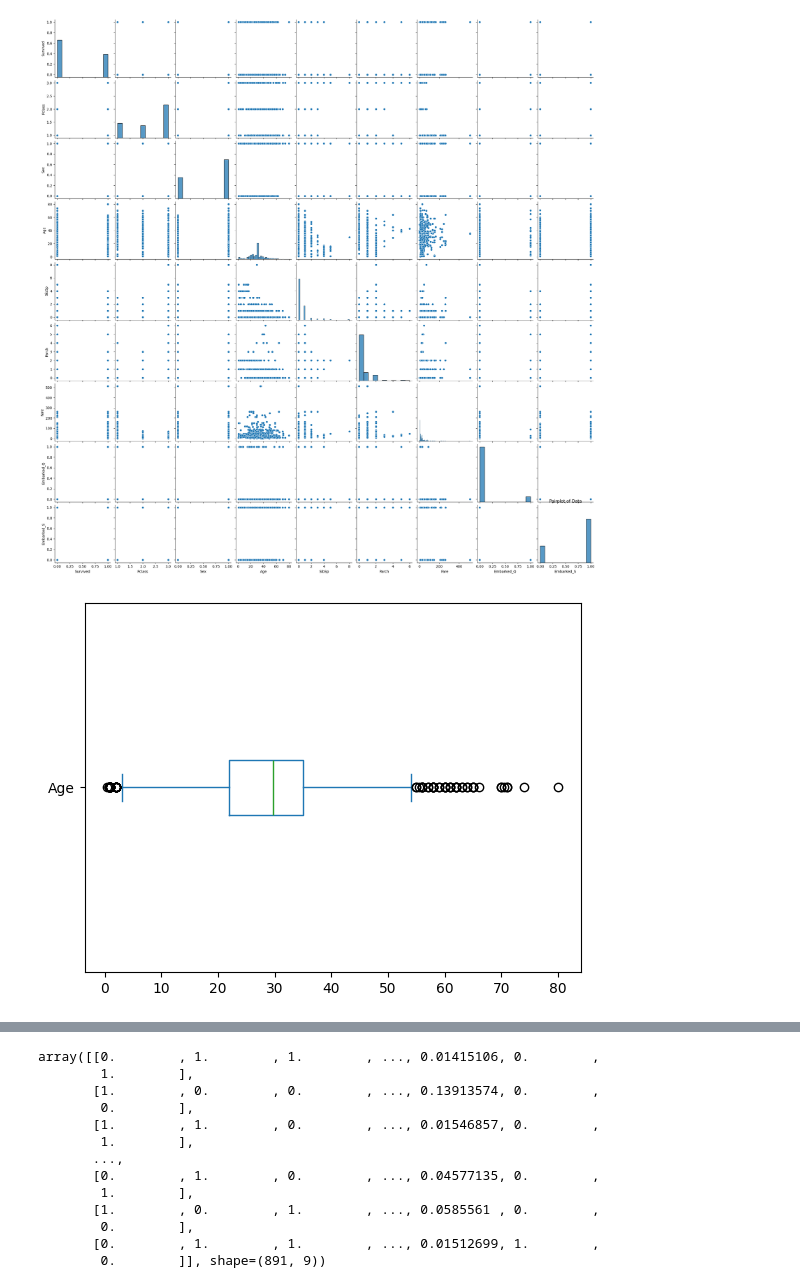
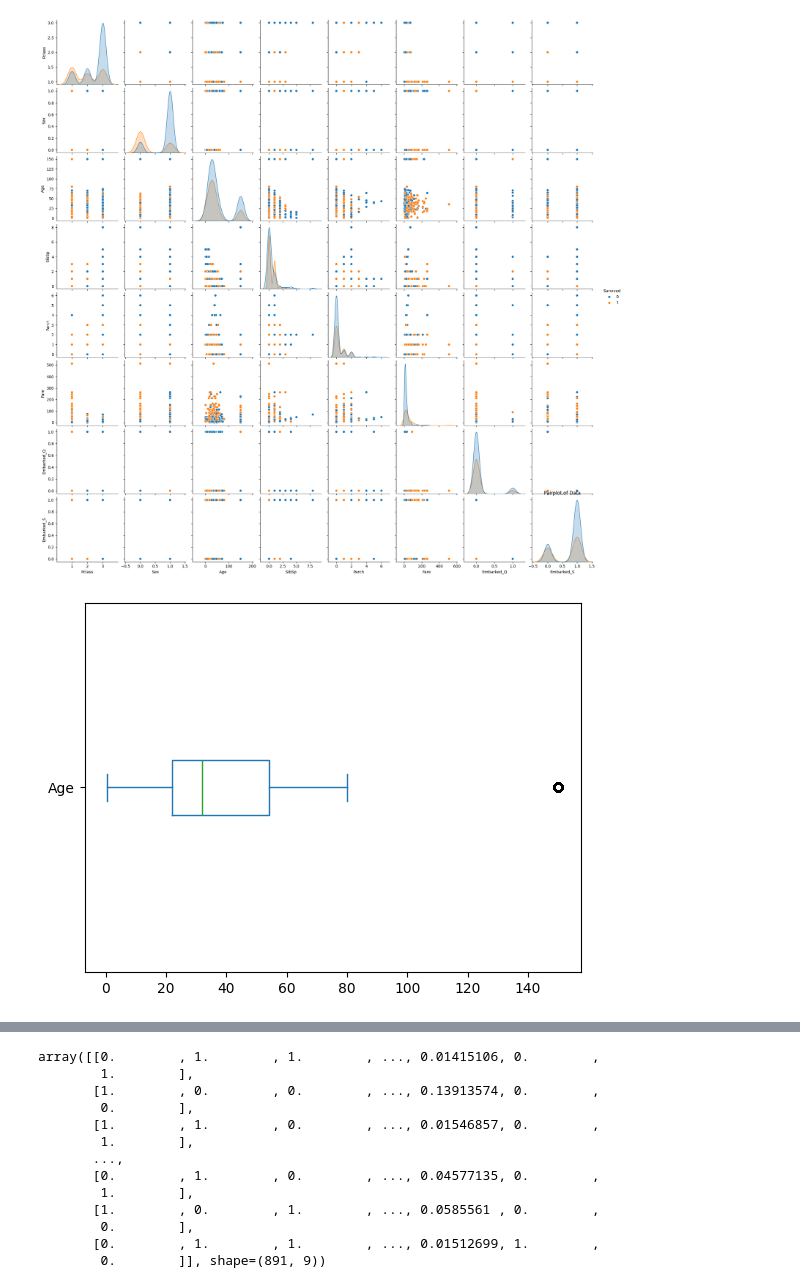
Before and after one commit to TaniaAsh/IgniteML, a Jupyter notebook: shwetka/project_2_titanic.ipynb, the cells around one changed output, grey strips where cells are left out. Drawn from its saved outputs; the diff is of its cells as text; code cells hidden in the pictures.

```diff
--- a/shwetka/project_2_titanic.ipynb
+++ b/shwetka/project_2_titanic.ipynb
@@ -46,9 +57,13 @@ memory usage: 83.7+ KB
 # %%
 # Drop unnecessary columns
 final_data = df.drop(columns=['PassengerId', 'Name', 'Ticket', 'Cabin'], errors='ignore')
+if 'Age' in final_data.columns:
+    final_data['Age'] = final_data['Age'].fillna(150) #Try to fill with unusial value
 
+#final_data = final_data.dropna(subset=['Age']) #!!!!! NEW BE CAREFUL!!!
 # Fill missing values
-if 'Age' in final_data.columns:
-    final_data['Age'] = final_data['Age'].fillna(final_data['Age'].mean())
+#if 'Age' in final_data.columns:
+ #   final_data['Age'] = final_data['Age'].fillna(final_data['Age'].mean())
 if 'Embarked' in final_data.columns:
     final_data['Embarked'] = final_data['Embarked'].fillna(final_data['Embarked'].mode()[0])
+final_data
@@ -93,10 +122,14 @@ memory usage: 50.6 KB
 # %%
+
+final_data = final_data.astype({'Embarked_Q': 'bool'}).replace({True: 1, False: 0})
+
+final_data = final_data.astype({'Embarked_S': 'bool'}).replace({True: 1, False: 0})
 # Define features and target
-features = ['Pclass', 'Age', 'SibSp', 'Parch', 'Fare', 'Sex']
-if 'Embarked_Q' in df.columns:
-    features.append('Embarked_Q')
-if 'Embarked_S' in df.columns:
-    features.append('Embarked_S')
+features = ['Pclass', 'Age', 'SibSp', 'Parch', 'Fare', 'Sex','Embarked_Q','Embarked_Q']
+#if 'Embarked_Q' in df.columns:
+    #features.append('Embarked_Q')
+#if 'Embarked_S' in df.columns:
+    #features.append('Embarked_S')
 target = 'Survived'
 # %%
 #check new data frame
@@ -159,15 +240,15 @@ X = final_data[features]
 y = final_data[target]
 X_train, X_test, y_train, y_test = train_test_split(X, y, test_size=0.2, random_state=42)
 # %%
-sns.pairplot(final_data)
+sns.pairplot(data=final_data, hue="Survived")
 plt.title('Pairplot of Data')
 plt.show()
 # %% [output]
-[figure, old version]
+[figure, new version]
 # %%
 ax=final_data.plot.box(vert=False, column='Age')
 # %% [output]
-[figure, old version]
+[figure, new version]
 # %%
 ax=final_data.plot.kde()
 # %% [output]
```
Also changed, not shown: parts of 76 cells of this notebook.
